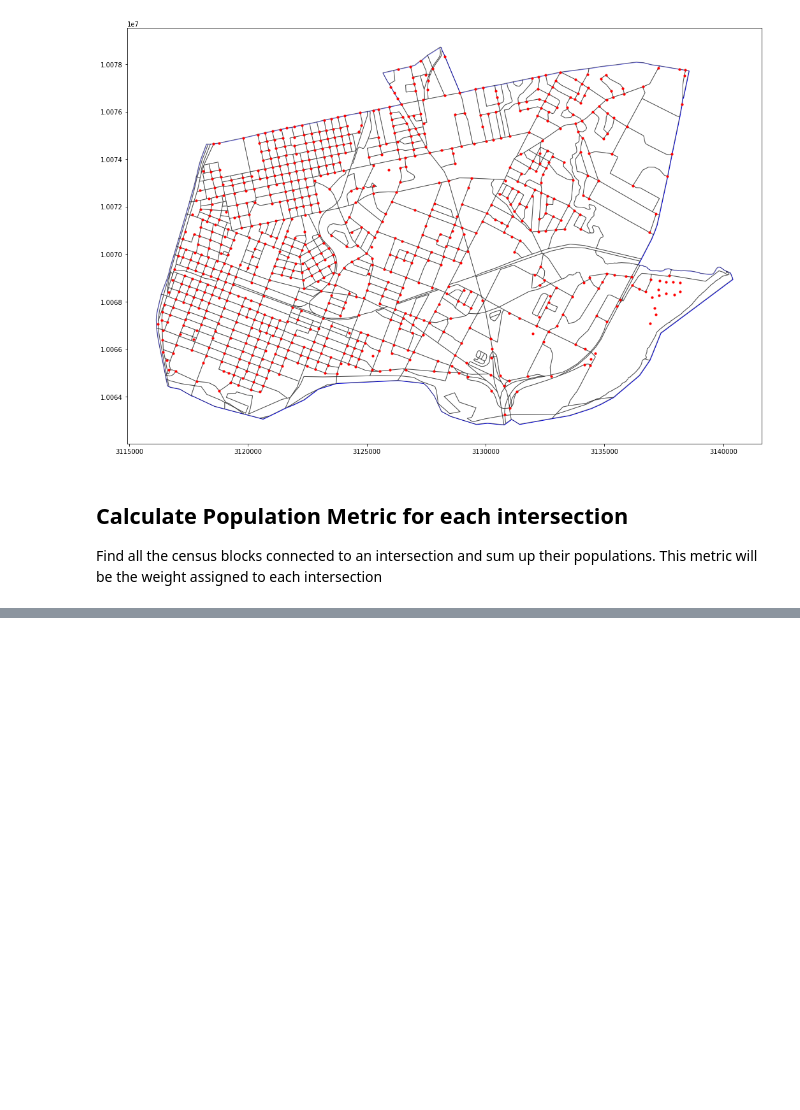
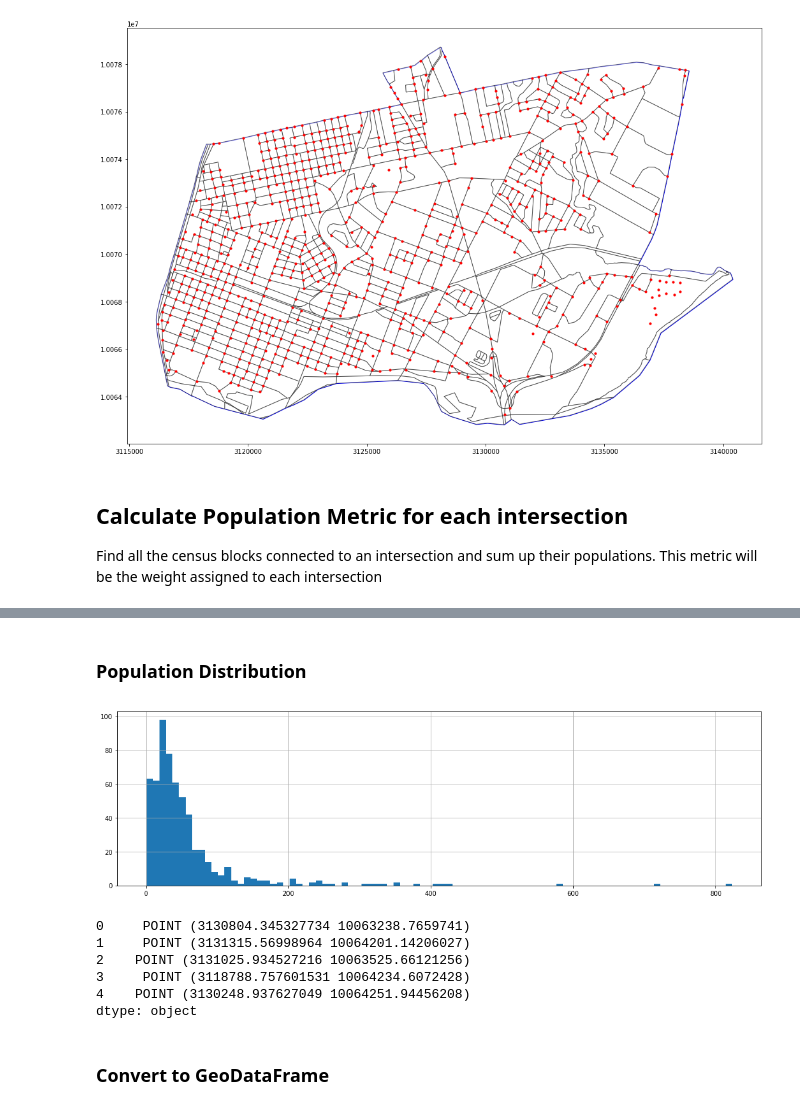
Before and after one commit to Schmidtbit/Bus-Route-Optimization, a Jupyter notebook: RouteFinder2.0/GetData_RouteFinder2.0.ipynb, the cells around one changed output, grey strips where cells are left out. Saved outputs shown, nothing was run; the diff lists cells and outputs as text; code cells hidden in the pictures; blank space fills up the shorter version.

```diff
--- a/RouteFinder2.0/GetData_RouteFinder2.0.ipynb
+++ b/RouteFinder2.0/GetData_RouteFinder2.0.ipynb
@@ -213,0 +205,20 @@ AoA_df.head()
+# %% [markdown]
+### Population Distribution
+# %%
+fig, ax = plt.subplots(figsize=(18,5))
+AoA_df.population[AoA_df.population != 0].hist(bins=90)
+#AoA_df.population.hist(bins=90)
+plt.show()
+# %% [output]
+[figure, added]
+# %%
+intersections.head()
+# %% [output]
+0     POINT (3130804.345327734 10063238.7659741)
+1     POINT (3131315.56998964 10064201.14206027)
+2    POINT (3131025.934527216 10063525.66121256)
+3     POINT (3118788.757601531 10064234.6072428)
+4    POINT (3130248.937627049 10064251.94456208)
+dtype: object
+# %% [markdown]
+### Convert to GeoDataFrame
```
Also changed, not shown: parts of 61 cells of this notebook, 9 other files.
